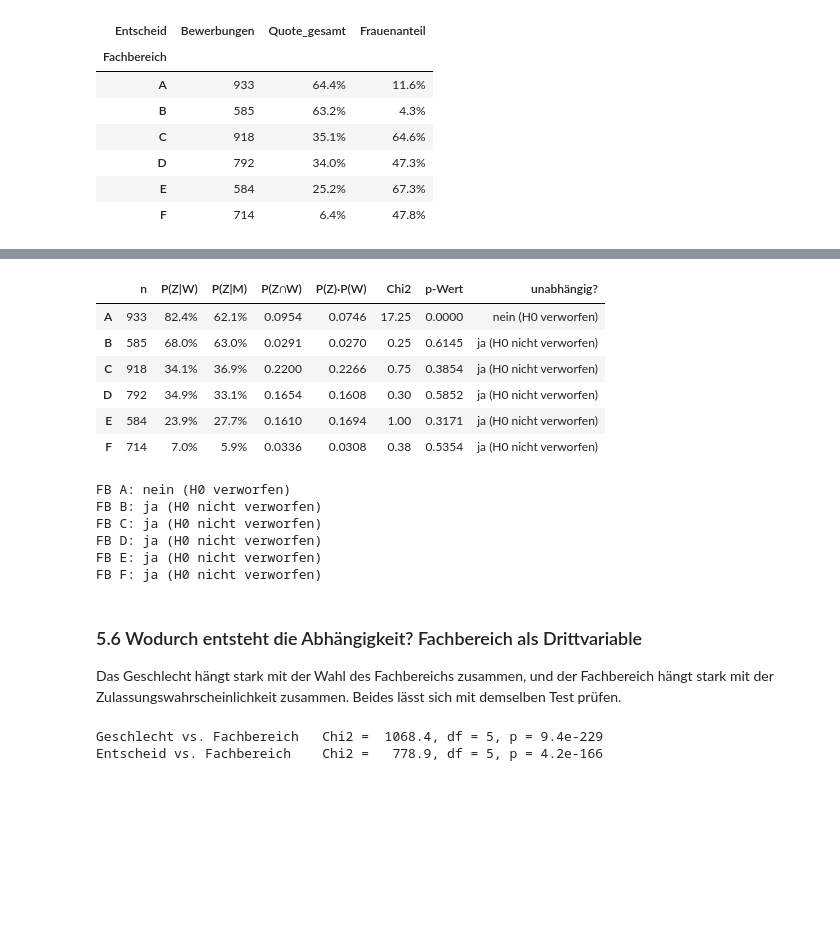
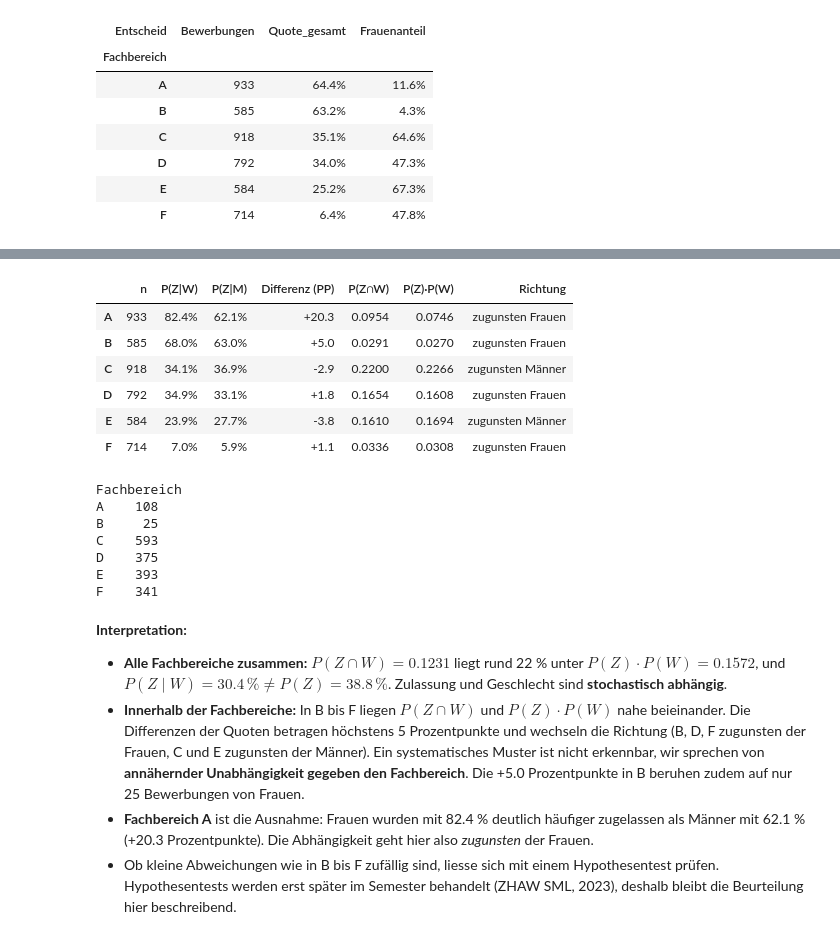
Before and after one commit to leozhaw26/statistik, a Jupyter notebook: vortrag4/Vortrag4_Berkeley_Analyse.ipynb, the cells around one changed output, grey strips where cells are left out. Saved outputs shown, nothing was run; the diff lists cells and outputs as text; code cells hidden in the pictures; blank space fills up the shorter version.

```diff
--- a/vortrag4/Vortrag4_Berkeley_Analyse.ipynb
+++ b/vortrag4/Vortrag4_Berkeley_Analyse.ipynb
@@ -516,45 +531,45 @@ Chi2 = 92.2, p-Wert = 7.8e-22 -> unabhängig? nein (H0 verworfen)
 # %%
-# Dieselbe Prüfung für jeden Fachbereich: der Generator liefert (Fachbereich, Ergebnis)-Paare
+# Dieselbe Prüfung je Fachbereich: der Generator liefert (Fachbereich, Ergebnis)-Paare
 je_fb = pd.DataFrame(dict(ergebnisse_je_fachbereich(daten, tab4.index))).T
-je_fb[["n", "P(Z|W)", "P(Z|M)", "P(Z∩W)", "P(Z)·P(W)", "Chi2", "p-Wert", "unabhängig?"]].style.format({
-    "P(Z|W)": prozent, "P(Z|M)": prozent, "P(Z∩W)": dezimal, "P(Z)·P(W)": dezimal,
-    "Chi2": "{:.2f}", "p-Wert": "{:.4f}"})
+je_fb[["n", "P(Z|W)", "P(Z|M)", "Differenz (PP)", "P(Z∩W)", "P(Z)·P(W)", "Richtung"]].style.format({
+    "P(Z|W)": prozent, "P(Z|M)": prozent, "Differenz (PP)": "{:+.1f}",
+    "P(Z∩W)": vier_stellen, "P(Z)·P(W)": vier_stellen})
 # %% [output]
-|  | n | P(Z|W) | P(Z|M) | P(Z∩W) | P(Z)·P(W) | Chi2 | p-Wert | unabhängig? |
-| A | 933 | 82.4% | 62.1% | 0.0954 | 0.0746 | 17.25 | 0.0000 | nein (H0 verworfen) |
-| B | 585 | 68.0% | 63.0% | 0.0291 | 0.0270 | 0.25 | 0.6145 | ja (H0 nicht verworfen) |
-| C | 918 | 34.1% | 36.9% | 0.2200 | 0.2266 | 0.75 | 0.3854 | ja (H0 nicht verworfen) |
-| D | 792 | 34.9% | 33.1% | 0.1654 | 0.1608 | 0.30 | 0.5852 | ja (H0 nicht verworfen) |
-| E | 584 | 23.9% | 27.7% | 0.1610 | 0.1694 | 1.00 | 0.3171 | ja (H0 nicht verworfen) |
-| F | 714 | 7.0% | 5.9% | 0.0336 | 0.0308 | 0.38 | 0.5354 | ja (H0 nicht verworfen) |
+|  | n | P(Z|W) | P(Z|M) | Differenz (PP) | P(Z∩W) | P(Z)·P(W) | Richtung |
+| A | 933 | 82.4% | 62.1% | +20.3 | 0.0954 | 0.0746 | zugunsten Frauen |
+| B | 585 | 68.0% | 63.0% | +5.0 | 0.0291 | 0.0270 | zugunsten Frauen |
+| C | 918 | 34.1% | 36.9% | -2.9 | 0.2200 | 0.2266 | zugunsten Männer |
+| D | 792 | 34.9% | 33.1% | +1.8 | 0.1654 | 0.1608 | zugunsten Frauen |
+| E | 584 | 23.9% | 27.7% | -3.8 | 0.1610 | 0.1694 | zugunsten Männer |
+| F | 714 | 7.0% | 5.9% | +1.1 | 0.0336 | 0.0308 | zugunsten Frauen |
-# %%
-# Robustheit: Ändert sich das Ergebnis bei alpha = 1 % (Currying mit partial)?
-for name in tab4.index:
-    print(f"FB {name}:", pruefe_streng(vierfeldertafel(daten, fachbereich=name))["unabhängig?"])
-# %% [output]
-FB A: nein (H0 verworfen)
-FB B: ja (H0 nicht verworfen)
-FB C: ja (H0 nicht verworfen)
-FB D: ja (H0 nicht verworfen)
-FB E: ja (H0 nicht verworfen)
-FB F: ja (H0 nicht verworfen)
-# %% [markdown]
-### 5.6 Wodurch entsteht die Abhängigkeit? Fachbereich als Drittvariable
-
-Das Geschlecht hängt stark mit der Wahl des Fachbereichs zusammen, und der Fachbereich hängt
-stark mit der Zulassungswahrscheinlichkeit zusammen. Beides lässt sich mit demselben Test prüfen.
-# %%
-geschlecht_x_fb = daten.pivot_table(index="Fachbereich", columns="Geschlecht",
-                                    values="Anzahl", aggfunc="sum")
-entscheid_x_fb = fb[["zugelassen", "abgelehnt"]]
-
-for titel, tafel in [("Geschlecht vs. Fachbereich", geschlecht_x_fb),
-                     ("Entscheid vs. Fachbereich", entscheid_x_fb)]:
-    chi2, p, dof, _ = chi2_contingency(tafel.values)
-    print(f"{titel:28s} Chi2 = {chi2:7.1f}, df = {dof}, p = {p:.1e}")
-# %% [output]
-Geschlecht vs. Fachbereich   Chi2 =  1068.4, df = 5, p = 9.4e-229
-Entscheid vs. Fachbereich    Chi2 =   778.9, df = 5, p = 4.2e-166
+# %%
+# Wie viele Frauen haben sich je Fachbereich beworben? (wichtig für die Interpretation)
+bewerbungen_frauen = daten[daten.Geschlecht == "Frauen"].groupby("Fachbereich")["Anzahl"].sum()
+print(bewerbungen_frauen.to_string())
+# %% [output]
+Fachbereich
+A    108
+B     25
+C    593
+D    375
+E    393
+F    341
+# %% [markdown]
+**Interpretation:**
+
+* **Alle Fachbereiche zusammen:** $P(Z \cap W) = 0.1231$ liegt rund 22 % unter
+  $P(Z)\cdot P(W) = 0.1572$, und $P(Z \mid W) = 30.4\,\% \neq P(Z) = 38.8\,\%$. Zulassung und Geschlecht
+  sind **stochastisch abhängig**.
+* **Innerhalb der Fachbereiche:** In B bis F liegen $P(Z \cap W)$ und $P(Z)\cdot P(W)$ nahe beieinander.
+  Die Differenzen der Quoten betragen höchstens 5 Prozentpunkte und wechseln die Richtung (B, D, F
+  zugunsten der Frauen, C und E zugunsten der Männer). Ein systematisches Muster ist nicht erkennbar,
+  wir sprechen von **annähernder Unabhängigkeit gegeben den Fachbereich**. Die +5.0 Prozentpunkte in B
+  beruhen zudem auf nur 25 Bewerbungen von Frauen.
+* **Fachbereich A** ist die Ausnahme: Frauen wurden mit 82.4 % deutlich häufiger zugelassen als
+  Männer mit 62.1 % (+20.3 Prozentpunkte). Die Abhängigkeit geht hier also *zugunsten* der Frauen.
+* Ob kleine Abweichungen wie in B bis F zufällig sind, liesse sich mit einem Hypothesentest prüfen.
+  Hypothesentests werden erst später im Semester behandelt (ZHAW SML, 2023), deshalb bleibt die
+  Beurteilung hier beschreibend.
 # %% [markdown]
 ## 6. Fazit
 
```
Also changed, not shown: parts of 25 cells of this notebook, 6 other files.
